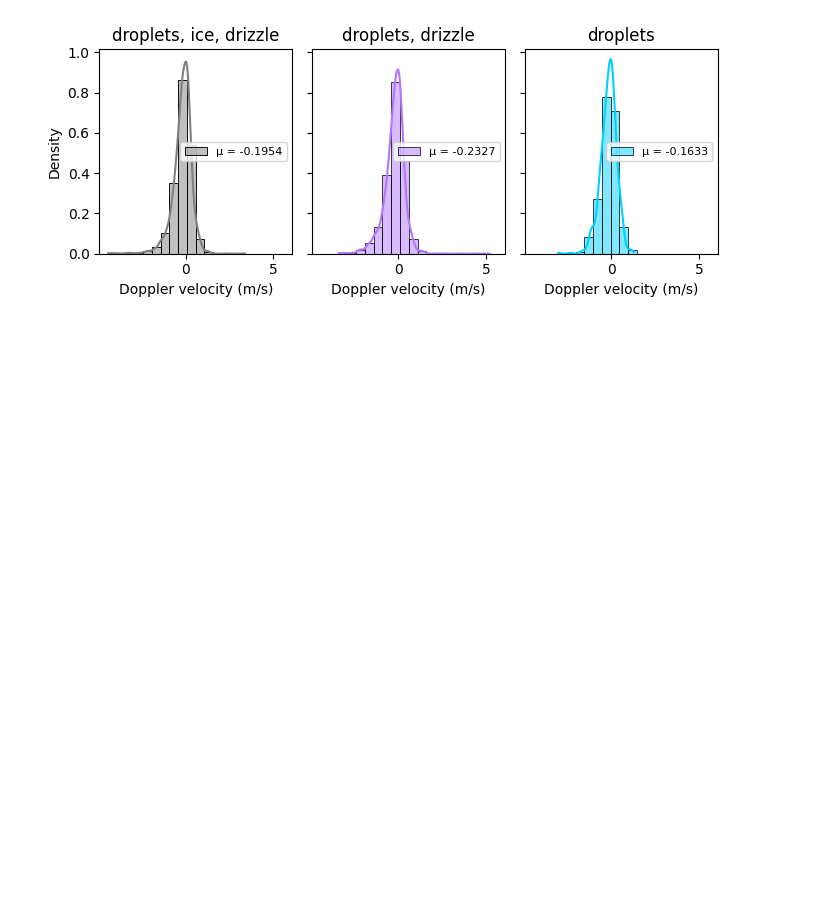
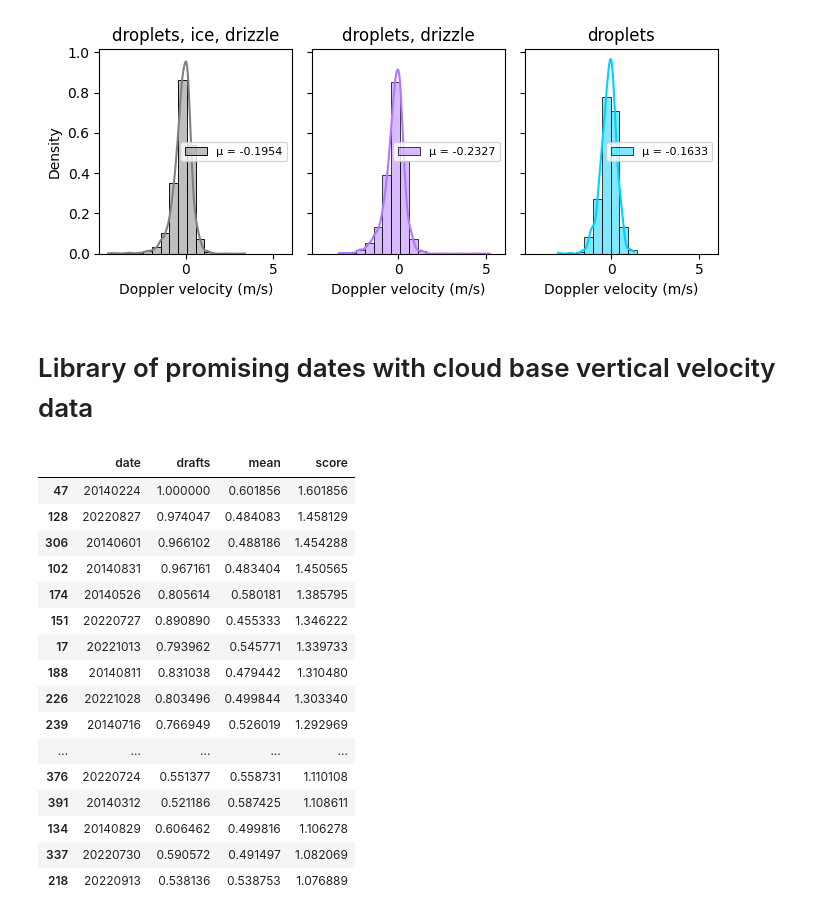
Before and after one commit to maxaragon/INAR-updrafts, a Jupyter notebook: Demo.ipynb, the cells around one changed output. Drawn from its saved outputs; the diff is of its cells as text; code cells hidden in the pictures; blank space fills up the shorter version.

```diff
--- a/Demo.ipynb
+++ b/Demo.ipynb
@@ -210,3 +230,29 @@ plot_updrafts(classification_file, updrafts_2)
 plot_kde(updrafts_1, updrafts_2, updrafts_3)
 # %% [output]
 [figure]
+# %% [markdown]
+# Library of promising dates with cloud base vertical velocity data
+# %%
+# Higher score means potentially more relevant since includes more vertical velocites and more positive values.
+
+path = 'Products_hyytiala/Updraft/output_2_hyytiala'
+
+df = generate_library(path); df.head(30)
+# %% [output]
+|  | date | drafts | mean | score |
+| 47 | 20140224 | 1.000000 | 0.601856 | 1.601856 |
+| 128 | 20220827 | 0.974047 | 0.484083 | 1.458129 |
+| 306 | 20140601 | 0.966102 | 0.488186 | 1.454288 |
+| 102 | 20140831 | 0.967161 | 0.483404 | 1.450565 |
+| 174 | 20140526 | 0.805614 | 0.580181 | 1.385795 |
+| 151 | 20220727 | 0.890890 | 0.455333 | 1.346222 |
+| 17 | 20221013 | 0.793962 | 0.545771 | 1.339733 |
+| 188 | 20140811 | 0.831038 | 0.479442 | 1.310480 |
+| 226 | 20221028 | 0.803496 | 0.499844 | 1.303340 |
+| 239 | 20140716 | 0.766949 | 0.526019 | 1.292969 |
+| ... | ... | ... | ... | ... |
+| 376 | 20220724 | 0.551377 | 0.558731 | 1.110108 |
+| 391 | 20140312 | 0.521186 | 0.587425 | 1.108611 |
+| 134 | 20140829 | 0.606462 | 0.499816 | 1.106278 |
+| 337 | 20220730 | 0.590572 | 0.491497 | 1.082069 |
+| 218 | 20220913 | 0.538136 | 0.538753 | 1.076889 |
```
Also changed, not shown: parts of 17 cells of this notebook, 3 other files.
